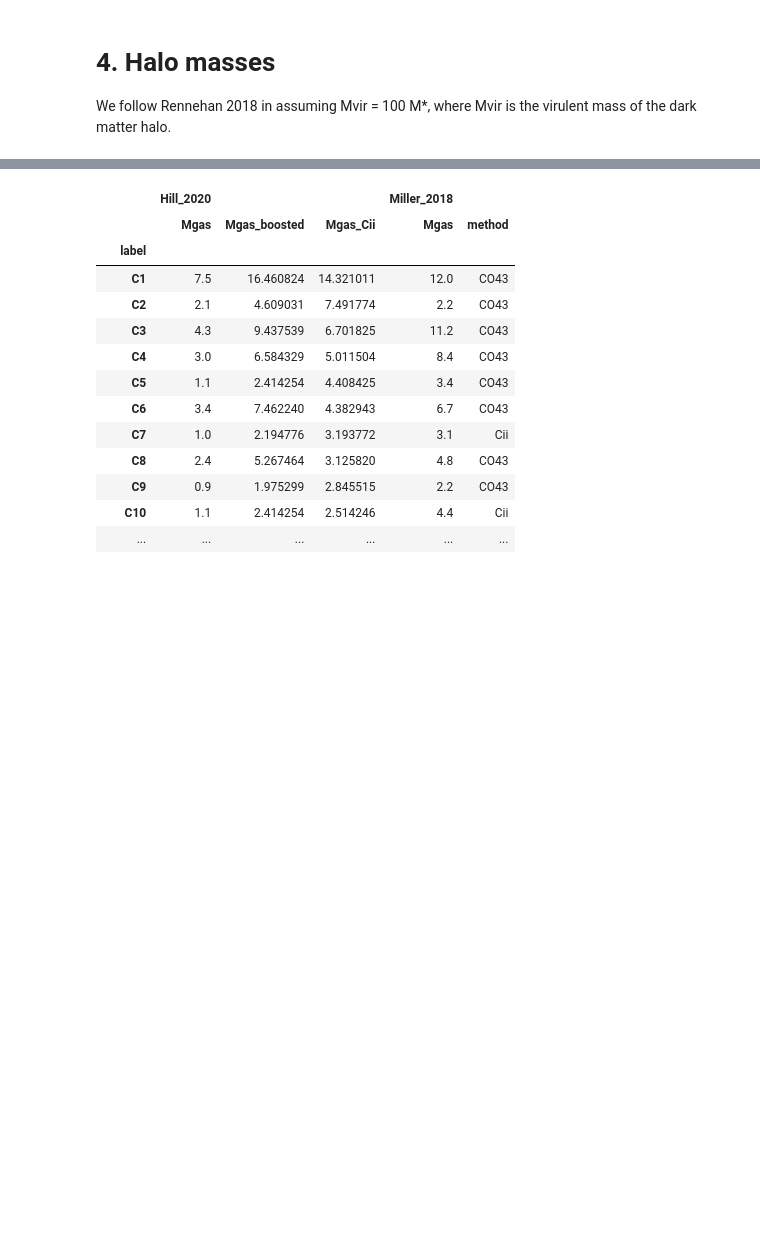
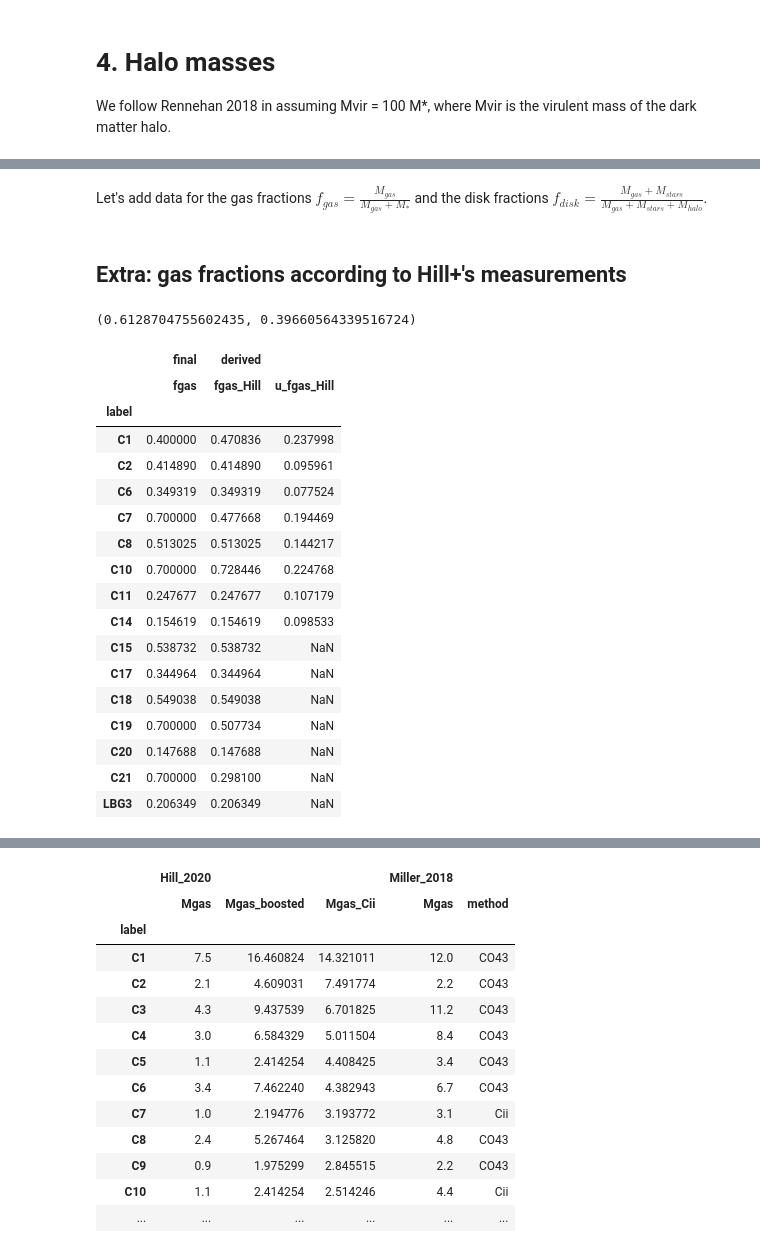
Before and after one commit to duncanmacintyre/galaxy-splicing, a Jupyter notebook: generate/compute_galaxy_mass.ipynb, the cells around one changed output, grey strips where cells are left out. Drawn from its saved outputs; the diff is of its cells as text; code cells hidden in the pictures; blank space fills up the shorter version.

```diff
--- a/generate/compute_galaxy_mass.ipynb
+++ b/generate/compute_galaxy_mass.ipynb
@@ -557 +478,4 @@ df['final', 'Mvir'] = ratio_halo_stellar * df['final', 'M*']
+# %% [markdown]
+Let's add data for the gas fractions $f_{gas} = \frac{M_{gas}}{M_{gas} + M_*}$
+and the disk fractions $f_{disk} = \frac{M_{gas} + M_{stars}}{M_{gas} + M_{stars} + M_{halo}}$.
 # %%
@@ -559,0 +486,2 @@ df['final', 'M'] = df['final', 'Mgas'] + df['final', 'M*'] + df['final', 'Mvir']
+# %% [markdown]
+## Extra: gas fractions according to Hill+'s measurements
@@ -560 +496,26 @@ df['final', 'M'] = df['final', 'Mgas'] + df['final', 'M*'] + df['final', 'Mvir']
+# %%
+df['final', 'fgas'].mean(), df['derived', 'fgas_Hill'].mean()
+# %% [output]
+(0.6128704755602435, 0.39660564339516724)
+# %%
+df.loc[df['Hill_2021', 'M*'].notna(), [('final', 'fgas'), ('derived', 'fgas_Hill'), ('derived', 'u_fgas_Hill')]]
+# %% [output]
+|  | final | derived |  |
+|  | fgas | fgas_Hill | u_fgas_Hill |
+| label |  |  |  |
+| C1 | 0.400000 | 0.470836 | 0.237998 |
+| C2 | 0.414890 | 0.414890 | 0.095961 |
+| C6 | 0.349319 | 0.349319 | 0.077524 |
+| C7 | 0.700000 | 0.477668 | 0.194469 |
+| C8 | 0.513025 | 0.513025 | 0.144217 |
+| C10 | 0.700000 | 0.728446 | 0.224768 |
+| C11 | 0.247677 | 0.247677 | 0.107179 |
+| C14 | 0.154619 | 0.154619 | 0.098533 |
+| C15 | 0.538732 | 0.538732 | NaN |
+| C17 | 0.344964 | 0.344964 | NaN |
+| C18 | 0.549038 | 0.549038 | NaN |
+| C19 | 0.700000 | 0.507734 | NaN |
+| C20 | 0.147688 | 0.147688 | NaN |
+| C21 | 0.700000 | 0.298100 | NaN |
+| LBG3 | 0.206349 | 0.206349 | NaN |
 # %% [markdown]
```
Also changed, not shown: parts of 18 cells of this notebook, 2 other files.
